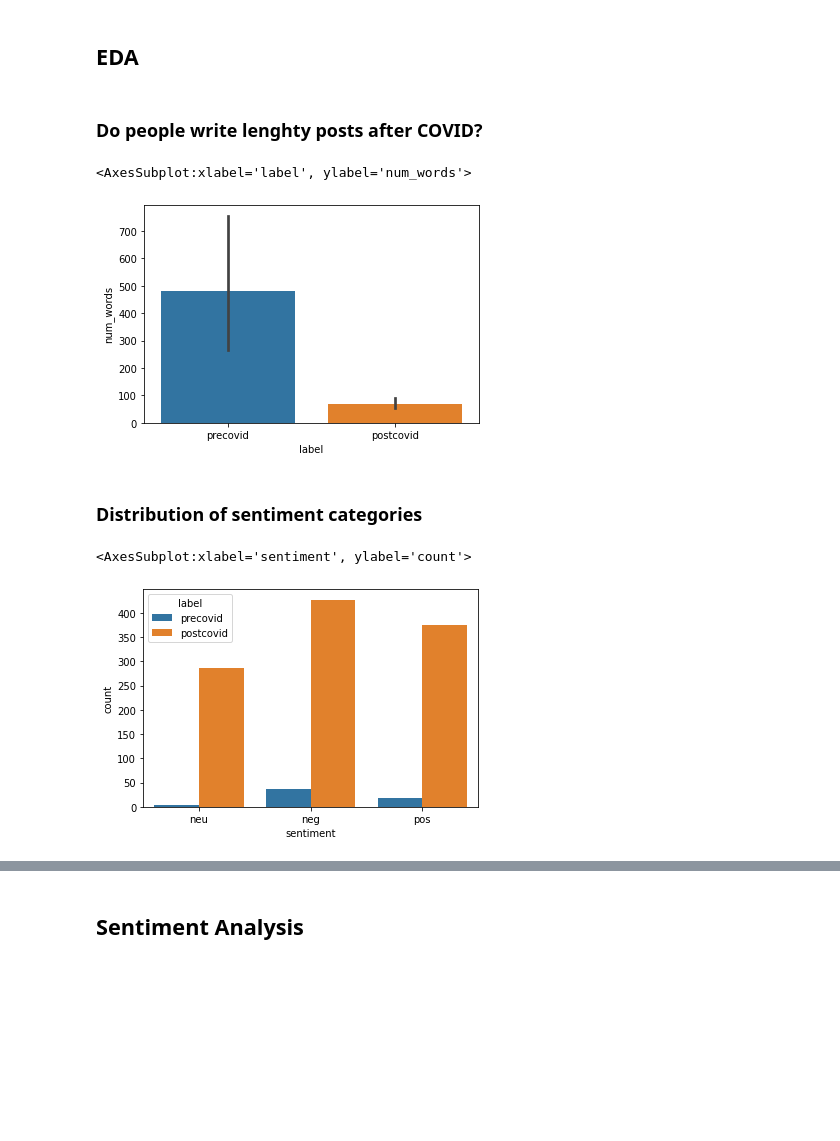
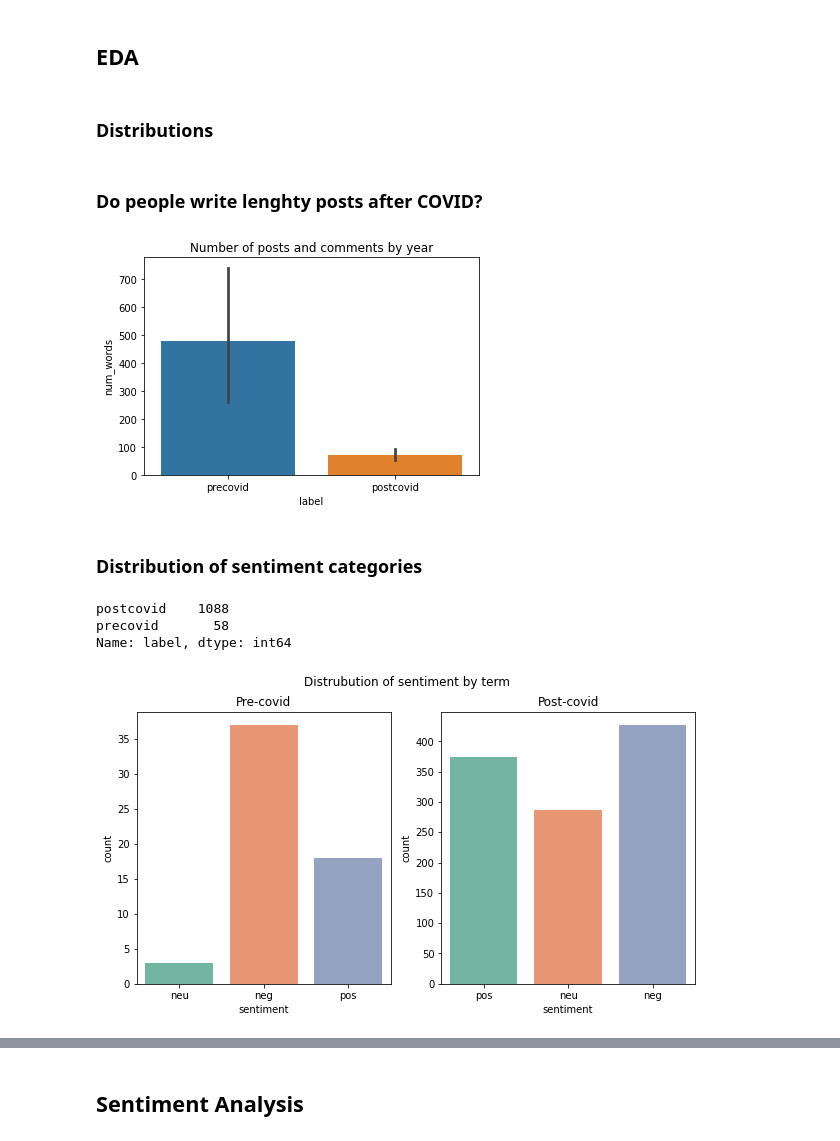
Before and after one commit to nszoni/reddit_conspiracy_theories, a Jupyter notebook: python/reddit_conspiracy_theories.ipynb, the cells around one changed output, grey strips where cells are left out. Drawn from its saved outputs; the diff is of its cells as text; code cells hidden in the pictures; blank space fills up the shorter version.

Commit message:
add charts

```diff
--- a/python/reddit_conspiracy_theories.ipynb
+++ b/python/reddit_conspiracy_theories.ipynb
@@ -208,17 +211,36 @@ body_data.head()
 | 104 | Reposted due to "violation of rul... | 2017-07-12 | precovid | reposted due violation rule | {'neg': 0.39, 'neu': 0.61, 'pos':... | 0.000 | 0.610 | 0.390 | -0.4939 | neg | ... |
 # %% [markdown]
 ## EDA
+# %% [markdown]
+### Distributions
 # %% [markdown]
 ### Do people write lenghty posts after COVID?
 # %%
 sns.barplot(x='label', y='num_words', data=body_data)
+plt.title('Number of posts and comments by year')
+plt.show()
 # %% [output]
-<AxesSubplot:xlabel='label', ylabel='num_words'>
-[figure, old version]
+[figure, new version]
 # %% [markdown]
 ### Distribution of sentiment categories
+# %%
+body_data.label.value_counts()
+# %% [output]
+postcovid    1088
+precovid       58
+Name: label, dtype: int64
 # %%
-sns.countplot(x='sentiment', hue='label', data=body_data)
+fig, axes = plt.subplots(1, 2, figsize=(10, 5))
+fig.suptitle('Distrubution of sentiment by term')
+
+# Pre-covid
+sns.countplot(ax=axes[0], x='sentiment', data=body_data[body_data['label']=='precovid'], palette='Set2')
+axes[0].set_title('Pre-covid')
+
+# Post-covid
+sns.countplot(ax=axes[1], x='sentiment', data=body_data[body_data['label']=='postcovid'], palette='Set2')
+axes[1].set_title('Post-covid')
+
+plt.show()
 # %% [output]
-<AxesSubplot:xlabel='sentiment', ylabel='count'>
-[figure, old version]
+[figure, new version]
```
Also changed, not shown: parts of 10 cells of this notebook.
